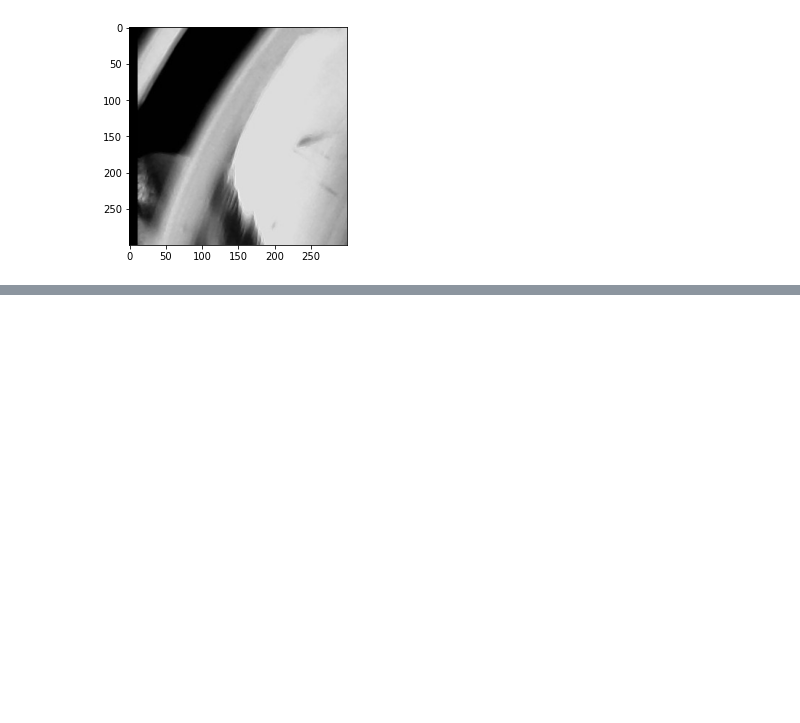
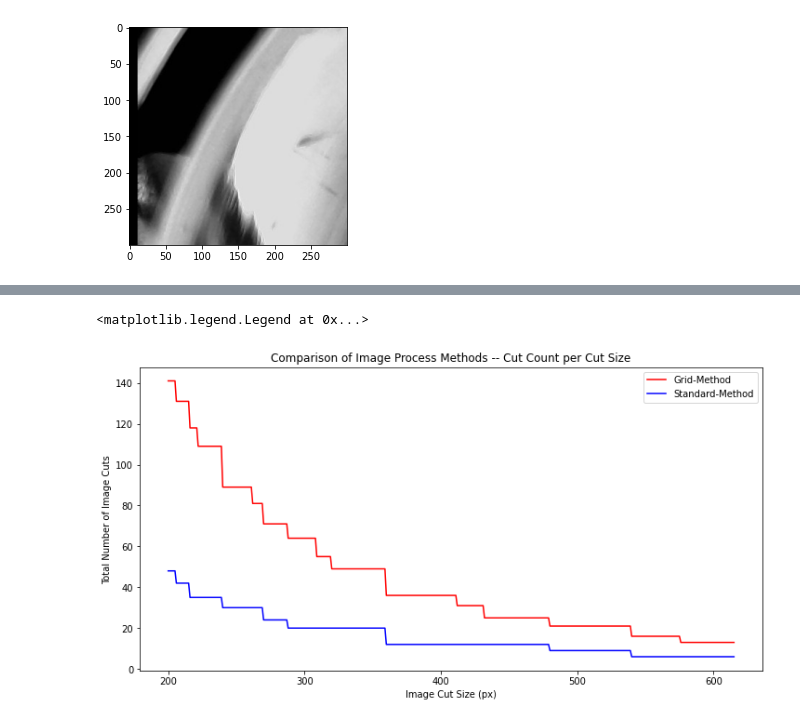
Before and after one commit to paolobif/DataLoader-Worm-Yolo3, a Jupyter notebook: scan_test.ipynb, the cells around one changed output, grey strips where cells are left out. Cells and saved outputs as stored; diff of their text form; code cells hidden in the pictures; blank space fills up the shorter version.

```diff
--- a/scan_test.ipynb
+++ b/scan_test.ipynb
@@ -634,0 +615,39 @@ test
+# %%
+### now graphing to find optimal cut size to minimize grid count
+def get_grid_count(img_size, cut_size):
+    map_grid = Map_Generator(img_size, cut_size)
+    all_grids = map_grid.map_grid
+    single_grid = map_grid.paired_grid[0]
+
+    return(len(all_grids), len(single_grid))
+
+
+fig2 = plt.figure(figsize=(12,6))
+ax2 = fig2.add_subplot(111)
+ax2.axis('auto')
+ax2.set_title("Comparison of Image Process Methods -- Cut Count per Cut Size")
+ax2.set_xlabel("Image Cut Size (px)")
+ax2.set_ylabel("Total Number of Image Cuts")
+
+scattered = []
+single = []
+for cut_size in range(200,616,1):
+    scat, sing = get_grid_count((1080,1440), cut_size)
+    scattered.append((cut_size, scat))
+    single.append((cut_size, sing))
+
+#scattered
+scat_xs = [n[0] for n in scattered]
+scat_ys = [n[1] for n in scattered]
+
+#single
+sing_xs = [n[0] for n in single]
+sing_ys = [n[1] for n in single]
+
+#plot
+ax2.plot(scat_xs, scat_ys, color = 'red', label="Grid-Method")
+ax2.plot(sing_xs, sing_ys, color = 'b', label="Standard-Method")
+ax2.legend()
+# %% [output]
+<matplotlib.legend.Legend at 0x...>
+[figure, added]
```
Also changed, not shown: parts of 8 cells of this notebook.
